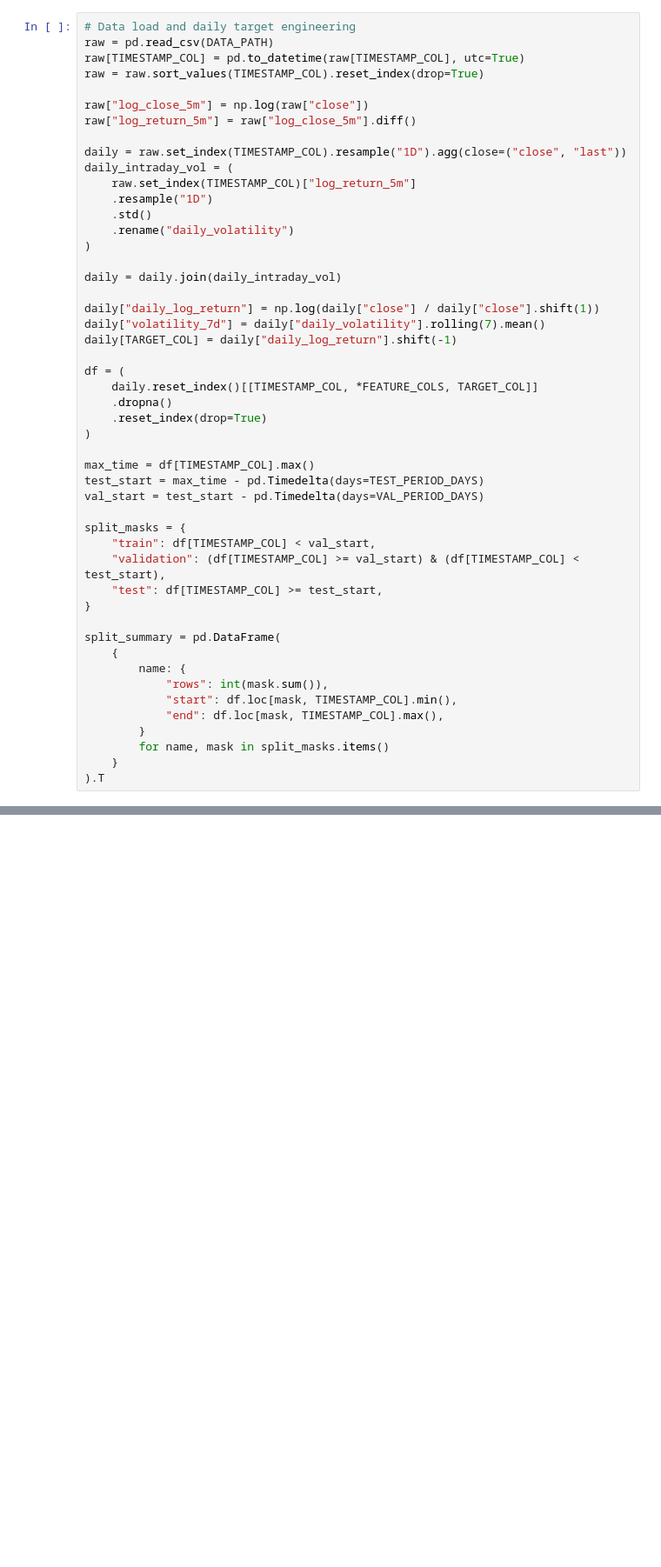
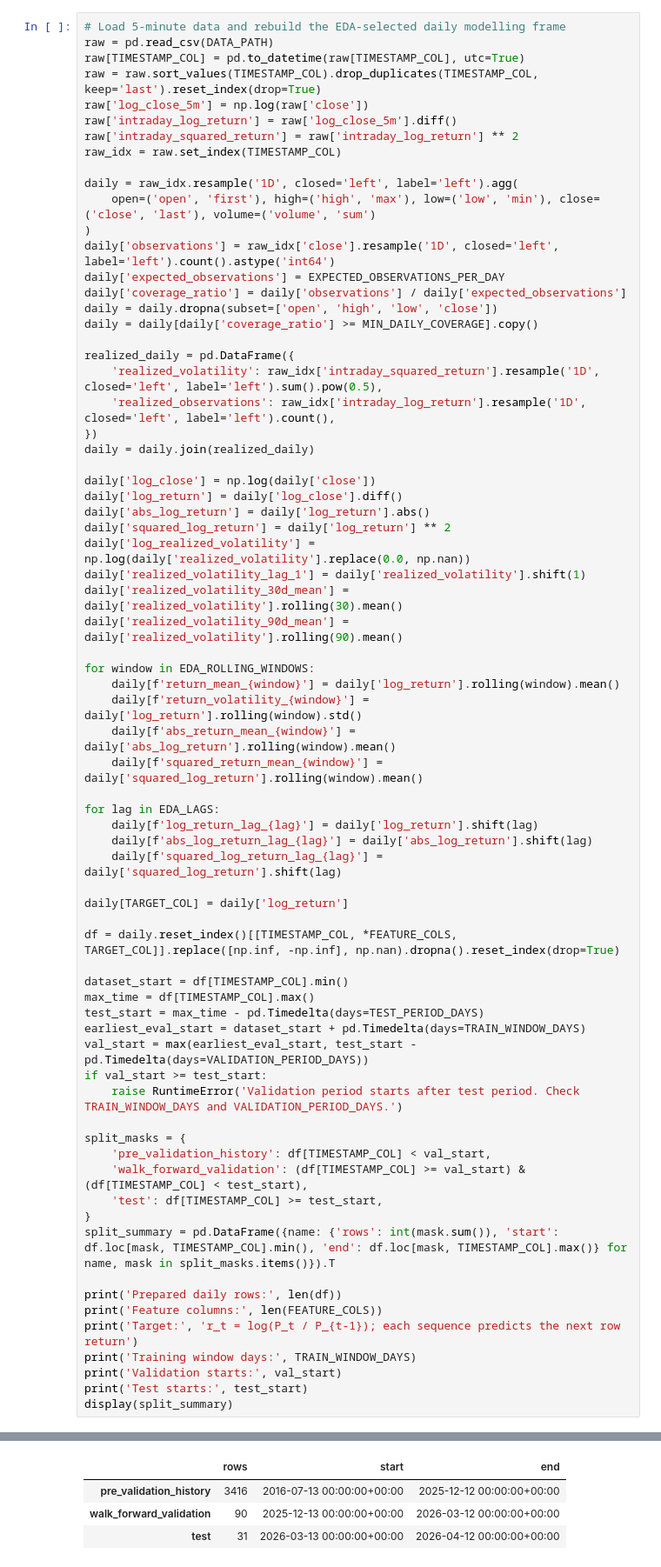
Before and after one commit to pBraxton02/LSTM_SGARCH_rr, a Jupyter notebook: LSTM_SGARCH_5min_walk_forward.ipynb, the cells around one changed output, grey strips where cells are left out. Shown at 87% size. Saved outputs shown, nothing was run; the diff lists cells and outputs as text; blank space fills up the shorter version.

```diff
--- a/LSTM_SGARCH_5min_walk_forward.ipynb
+++ b/LSTM_SGARCH_5min_walk_forward.ipynb
@@ -175,49 +276,72 @@ TensorBoard available: True
 # %%
-# Data load and daily target engineering
+# Load 5-minute data and rebuild the EDA-selected daily modelling frame
 raw = pd.read_csv(DATA_PATH)
 raw[TIMESTAMP_COL] = pd.to_datetime(raw[TIMESTAMP_COL], utc=True)
-raw = raw.sort_values(TIMESTAMP_COL).reset_index(drop=True)
+raw = raw.sort_values(TIMESTAMP_COL).drop_duplicates(TIMESTAMP_COL, keep='last').reset_index(drop=True)
+raw['log_close_5m'] = np.log(raw['close'])
+raw['intraday_log_return'] = raw['log_close_5m'].diff()
+raw['intraday_squared_return'] = raw['intraday_log_return'] ** 2
+raw_idx = raw.set_index(TIMESTAMP_COL)
 
-raw["log_close_5m"] = np.log(raw["close"])
-raw["log_return_5m"] = raw["log_close_5m"].diff()
+daily = raw_idx.resample('1D', closed='left', label='left').agg(
+    open=('open', 'first'), high=('high', 'max'), low=('low', 'min'), close=('close', 'last'), volume=('volume', 'sum')
+)
+daily['observations'] = raw_idx['close'].resample('1D', closed='left', label='left').count().astype('int64')
+daily['expected_observations'] = EXPECTED_OBSERVATIONS_PER_DAY
+daily['coverage_ratio'] = daily['observations'] / daily['expected_observations']
+daily = daily.dropna(subset=['open', 'high', 'low', 'close'])
+daily = daily[daily['coverage_ratio'] >= MIN_DAILY_COVERAGE].copy()
 
-daily = raw.set_index(TIMESTAMP_COL).resample("1D").agg(close=("close", "last"))
-daily_intraday_vol = (
-    raw.set_index(TIMESTAMP_COL)["log_return_5m"]
-    .resample("1D")
-    .std()
-    .rename("daily_volatility")
-)
+realized_daily = pd.DataFrame({
+    'realized_volatility': raw_idx['intraday_squared_return'].resample('1D', closed='left', label='left').sum().pow(0.5),
+    'realized_observations': raw_idx['intraday_log_return'].resample('1D', closed='left', label='left').count(),
+})
+daily = daily.join(realized_daily)
 
-daily = daily.join(daily_intraday_vol)
+daily['log_close'] = np.log(daily['close'])
+daily['log_return'] = daily['log_close'].diff()
+daily['abs_log_return'] = daily['log_return'].abs()
+daily['squared_log_return'] = daily['log_return'] ** 2
+daily['log_realized_volatility'] = np.log(daily['realized_volatility'].replace(0.0, np.nan))
+daily['realized_volatility_lag_1'] = daily['realized_volatility'].shift(1)
+daily['realized_volatility_30d_mean'] = daily['realized_volatility'].rolling(30).mean()
+daily['realized_volatility_90d_mean'] = daily['realized_volatility'].rolling(90).mean()
 
-daily["daily_log_return"] = np.log(daily["close"] / daily["close"].shift(1))
-daily["volatility_7d"] = daily["daily_volatility"].rolling(7).mean()
-daily[TARGET_COL] = daily["daily_log_return"].shift(-1)
+for window in EDA_ROLLING_WINDOWS:
+    daily[f'return_mean_{window}'] = daily['log_return'].rolling(window).mean()
+    daily[f'return_volatility_{window}'] = daily['log_return'].rolling(window).std()
+    daily[f'abs_return_mean_{window}'] = daily['abs_log_return'].rolling(window).mean()
+    daily[f'squared_return_mean_{window}'] = daily['squared_log_return'].rolling(window).mean()
 
-df = (
-    daily.reset_index()[[TIMESTAMP_COL, *FEATURE_COLS, TARGET_COL]]
-    .dropna()
-    .reset_index(drop=True)
-)
+for lag in EDA_LAGS:
+    daily[f'log_return_lag_{lag}'] = daily['log_return'].shift(lag)
+    daily[f'abs_log_return_lag_{lag}'] = daily['abs_log_return'].shift(lag)
+    daily[f'squared_log_return_lag_{lag}'] = daily['squared_log_return'].shift(lag)
 
+daily[TARGET_COL] = daily['log_return']
+
+df = daily.reset_index()[[TIMESTAMP_COL, *FEATURE_COLS, TARGET_COL]].replace([np.inf, -np.inf], np.nan).dropna().reset_index(drop=True)
+
+dataset_start = df[TIMESTAMP_COL].min()
 max_time = df[TIMESTAMP_COL].max()
 test_start = max_time - pd.Timedelta(days=TEST_PERIOD_DAYS)
-val_start = test_start - pd.Timedelta(days=VAL_PERIOD_DAYS)
+earliest_eval_start = dataset_start + pd.Timedelta(days=TRAIN_WINDOW_DAYS)
+val_start = max(earliest_eval_start, test_start - pd.Timedelta(days=VALIDATION_PERIOD_DAYS))
+if val_start >= test_start:
+    raise RuntimeError('Validation period starts after test period. Check TRAIN_WINDOW_DAYS and VALIDATION_PERIOD_DAYS.')
 
 split_masks = {
-    "train": df[TIMESTAMP_COL] < val_start,
-    "validation": (df[TIMESTAMP_COL] >= val_start) & (df[TIMESTAMP_COL] < test_start),
-    "test": df[TIMESTAMP_COL] >= test_start,
+    'pre_validation_history': df[TIMESTAMP_COL] < val_start,
+    'walk_forward_validation': (df[TIMESTAMP_COL] >= val_start) & (df[TIMESTAMP_COL] < test_start),
+    'test': df[TIMESTAMP_COL] >= test_start,
 }
+split_summary = pd.DataFrame({name: {'rows': int(mask.sum()), 'start': df.loc[mask, TIMESTAMP_COL].min(), 'end': df.loc[mask, TIMESTAMP_COL].max()} for name, mask in split_masks.items()}).T
 
-split_summary = pd.DataFrame(
-    {
-        name: {
-            "rows": int(mask.sum()),
-            "start": df.loc[mask, TIMESTAMP_COL].min(),
-            "end": df.loc[mask, TIMESTAMP_COL].max(),
-        }
-        for name, mask in split_masks.items()
-    }
-).T
+print('Prepared daily rows:', len(df))
+print('Feature columns:', len(FEATURE_COLS))
+print('Target:', 'r_t = log(P_t / P_{t-1}); each sequence predicts the next row return')
+print('Training window days:', TRAIN_WINDOW_DAYS)
+print('Validation starts:', val_start)
+print('Test starts:', test_start)
+display(split_summary)
+# %% [output]
@@ -224 +354,5 @@ split_summary = pd.DataFrame(
+|  | rows | start | end |
+| pre_validation_history | 3416 | 2016-07-13 00:00:00+00:00 | 2025-12-12 00:00:00+00:00 |
+| walk_forward_validation | 90 | 2025-12-13 00:00:00+00:00 | 2026-03-12 00:00:00+00:00 |
+| test | 31 | 2026-03-13 00:00:00+00:00 | 2026-04-12 00:00:00+00:00 |
 # %%
```
Also changed, not shown: parts of 12 cells of this notebook, 7 other files.
